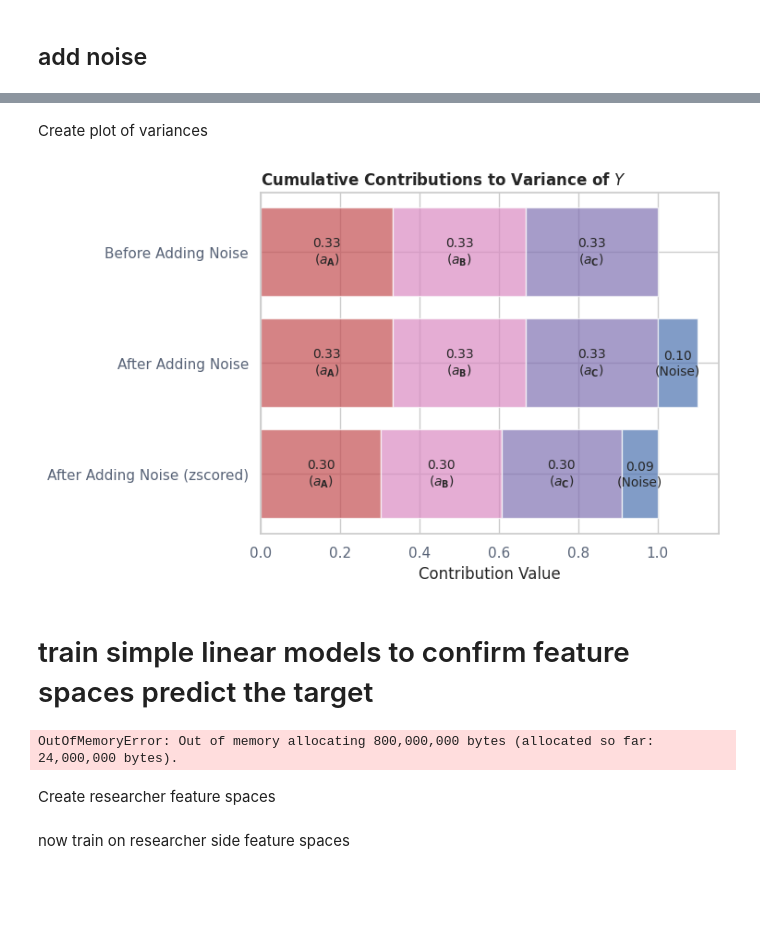
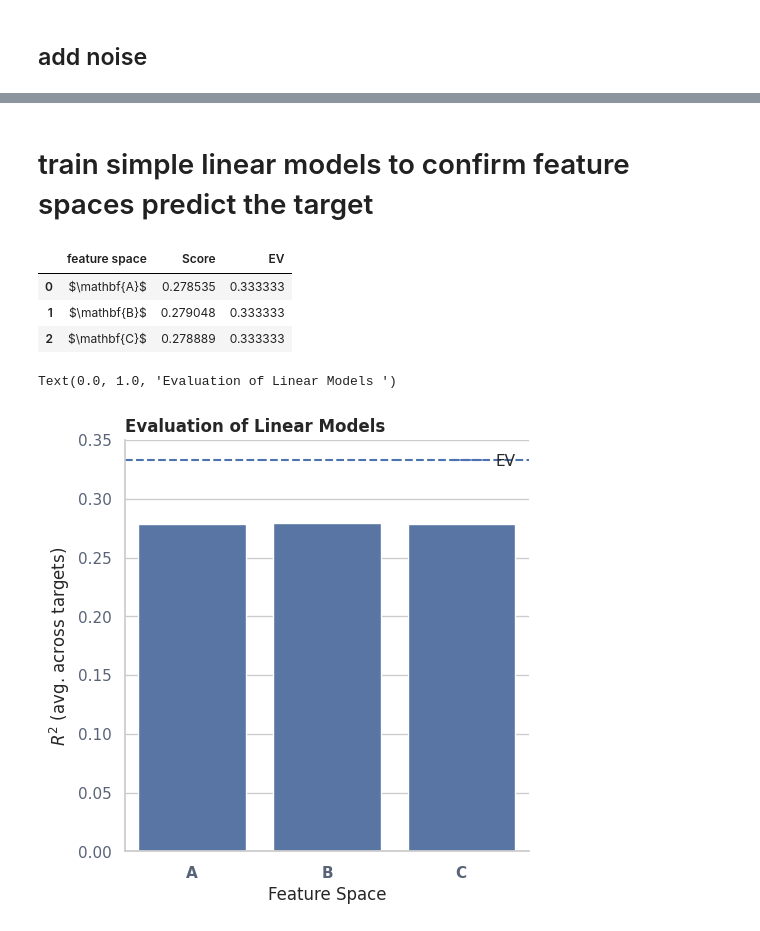
Before and after one commit to leo-schultheiss/compare_variance_residual, a Jupyter notebook: compare_variance_residual/dataset_generation.ipynb, the cells around one changed output, grey strips where cells are left out. Cells and saved outputs as stored; diff of their text form; code cells hidden in the pictures; blank space fills up the shorter version.

```diff
--- a/compare_variance_residual/dataset_generation.ipynb
+++ b/compare_variance_residual/dataset_generation.ipynb
@@ -150,48 +154,10 @@ Y = zscore(Y)
-# %% [markdown]
-Create plot of variances
-# %%
-alphas_cumulative = np.cumsum(scalars)
-scalars_with_noise = scalars + [noise_target]
-alphas_cumulative_with_noise = np.cumsum(scalars_with_noise)
-alphas_labels = [f"Alpha {i + 1}" for i in range(len(alphas_cumulative))]
-
-# Plot the third set of bars stacked on top
-bars3 = plt.barh(["After Adding Noise (zscored)"], np.array(scalars_with_noise) / sum(scalars_with_noise),
-                 left=[0] + list(alphas_cumulative_with_noise[:-1] / 1.1),
-                 color=["C3", "C6", "C4", "C0"], alpha=0.7)
-for i, (bar, scalar) in enumerate(zip(bars3, (np.array(scalars_with_noise) / sum(scalars_with_noise)))):
-    plt.text(bar.get_x() + bar.get_width() / 2, bar.get_y() + bar.get_height() / 2,
-             f"{scalar:.2f}\n({[r"$a_\mathbf{A}$", r"$a_\mathbf{B}$", r"$a_\mathbf{C}$", 'Noise'][i]})",
-             ha='center', va='center', fontsize=10)
-
-# Plot the second set of bars stacked on top
-bars2 = plt.barh(["After Adding Noise"], scalars_with_noise, left=[0] + list(alphas_cumulative_with_noise[:-1]),
-                 color=["C3", "C6", "C4", "C0"], alpha=0.7)
-for i, (bar, scalar) in enumerate(zip(bars2, scalars_with_noise)):
-    plt.text(bar.get_x() + bar.get_width() / 2, bar.get_y() + bar.get_height() / 2,
-             f"{scalar:.2f}\n({[r"$a_\mathbf{A}$", r"$a_\mathbf{B}$", r"$a_\mathbf{C}$", 'Noise'][i]})",
-             ha='center', va='center', fontsize=10)
-
-# Plot the first set of bars
-bars1 = plt.barh(["Before Adding Noise"], scalars, left=[0] + list(alphas_cumulative[:-1]), color=["C3", "C6", "C4"],
-                 alpha=0.7)
-for i, (bar, scalar) in enumerate(zip(bars1, scalars)):
-    plt.text(bar.get_x() + bar.get_width() / 2, bar.get_y() + bar.get_height() / 2,
-             f"{scalar:.2f}\n({[r"$a_\mathbf{A}$", r"$a_\mathbf{B}$", r"$a_\mathbf{C}$"][i]})",
-             ha='center', va='center', fontsize=10)
-
-plt.title(r"Cumulative Contributions to Variance of $Y$")
-plt.xlabel("Contribution Value")
-plt.show()
-# %% [output]
-[figure, removed]
 # %% [markdown]
 # train simple linear models to confirm feature spaces predict the target
 # %%
 scores = pd.DataFrame()
 
 for feature_space, hidden_name, scalar in zip(feature_spaces, hidden_feature_space_names, scalars):
-    model = RidgeCV()
+    model = LinearRegression()
     model.fit(feature_space[:n_samples_train], Y[:n_samples_train])
     score = model.score(feature_space[n_samples_train:], Y[n_samples_train:])
     scores = pd.concat([
@@ -202,14 +168,18 @@ for feature_space, hidden_name, scalar in zip(feature_spaces, hidden_feature_spa
 
 scores
 # %% [output]
-OutOfMemoryError: Out of memory allocating 800,000,000 bytes (allocated so far: 24,000,000 bytes).
+|  | feature space | Score | EV |
+| 0 | $\mathbf{A}$ | 0.278535 | 0.333333 |
+| 1 | $\mathbf{B}$ | 0.279048 | 0.333333 |
+| 2 | $\mathbf{C}$ | 0.278889 | 0.333333 |
 # %%
-plot = sns.catplot(scores, x="feature space", y="Score", kind="bar").set_axis_labels("Feature Space", "Score")
+plot = sns.catplot(scores, x="feature space", y="Score", kind="bar").set_axis_labels("Feature Space", r"$R^2$ (avg. across targets)")
 for index, row in scores.iterrows():
-    plot.ax.axhline(row["EV"], color='red', linestyle="--", linewidth=1.5,
+    plot.ax.axhline(row["EV"], linestyle="--", linewidth=1.5,
                     xmin=index / 3, xmax=(index + 1) / 3,
                     label=f'EV' if index == 0 else None)
 plot.ax.legend()
-plt.title("Feature space scores")
+plt.title("Evaluation of Linear Models ")
+# %% [output]
+Text(0.0, 1.0, 'Evaluation of Linear Models ')
+[figure, added]
-# %% [markdown]
-Create researcher feature spaces
@@ -218,2 +185,0 @@ Xs = [np.hstack([feature_spaces[0], feature_space]) for feature_space in feature
-# %% [markdown]
-now train on researcher side feature spaces
```
Also changed, not shown: parts of 15 cells of this notebook.
